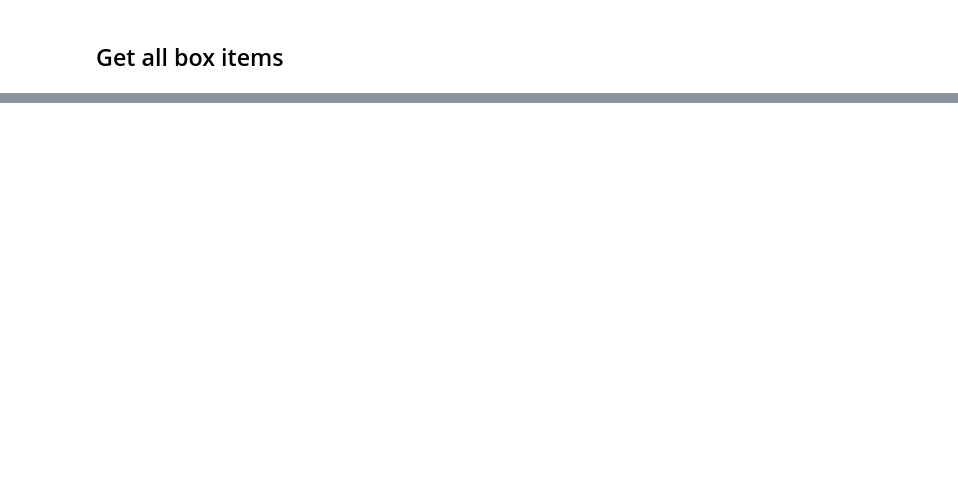
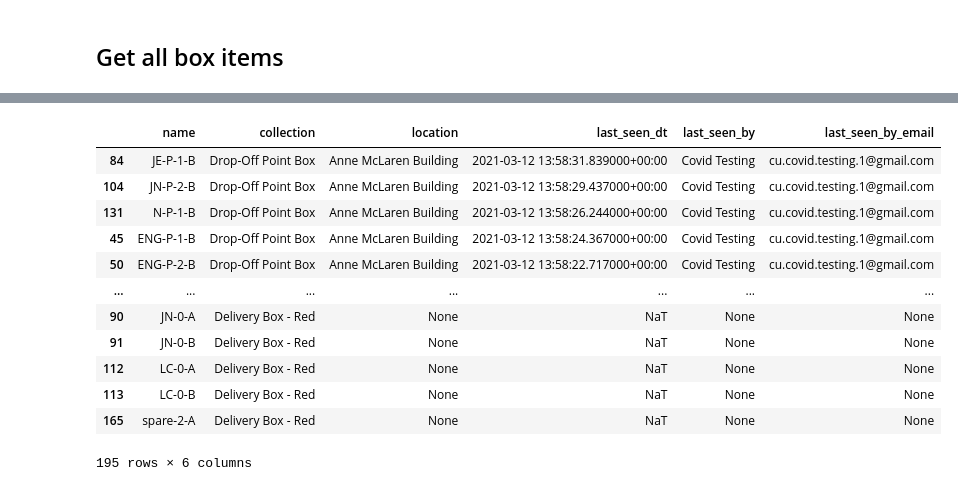
Before and after one commit to oliverlambson/location_monitoring, a Jupyter notebook: 01_exploration.ipynb, the cells around one changed output, grey strips where cells are left out. Cells and saved outputs as stored; diff of their text form; code cells hidden in the pictures; blank space fills up the shorter version.

```diff
--- a/01_exploration.ipynb
+++ b/01_exploration.ipynb
@@ -73,0 +209,18 @@ for i, item in enumerate(items):
+# %%
+# pd.set_option("display.max_rows", None)
+# pd.reset_option("display.max_rows")
+df.sort_values("last_seen_dt", ascending=False)
+# %% [output]
+|  | name | collection | location | last_seen_dt | last_seen_by | last_seen_by_email |
+| 84 | JE-P-1-B | Drop-Off Point Box | Anne McLaren Building | 2021-03-12 13:58:31.839000+00:00 | Covid Testing | cu.covid.testing.1@gmail.com |
+| 104 | JN-P-2-B | Drop-Off Point Box | Anne McLaren Building | 2021-03-12 13:58:29.437000+00:00 | Covid Testing | cu.covid.testing.1@gmail.com |
+| 131 | N-P-1-B | Drop-Off Point Box | Anne McLaren Building | 2021-03-12 13:58:26.244000+00:00 | Covid Testing | cu.covid.testing.1@gmail.com |
+| 45 | ENG-P-1-B | Drop-Off Point Box | Anne McLaren Building | 2021-03-12 13:58:24.367000+00:00 | Covid Testing | cu.covid.testing.1@gmail.com |
+| 50 | ENG-P-2-B | Drop-Off Point Box | Anne McLaren Building | 2021-03-12 13:58:22.717000+00:00 | Covid Testing | cu.covid.testing.1@gmail.com |
+| ... | ... | ... | ... | ... | ... | ... |
+| 90 | JN-0-A | Delivery Box - Red | None | NaT | None | None |
+| 91 | JN-0-B | Delivery Box - Red | None | NaT | None | None |
+| 112 | LC-0-A | Delivery Box - Red | None | NaT | None | None |
+| 113 | LC-0-B | Delivery Box - Red | None | NaT | None | None |
+| 165 | spare-2-A | Delivery Box - Red | None | NaT | None | None |
+195 rows × 6 columns
```
Also changed, not shown: parts of 11 cells of this notebook, 2 other files.
